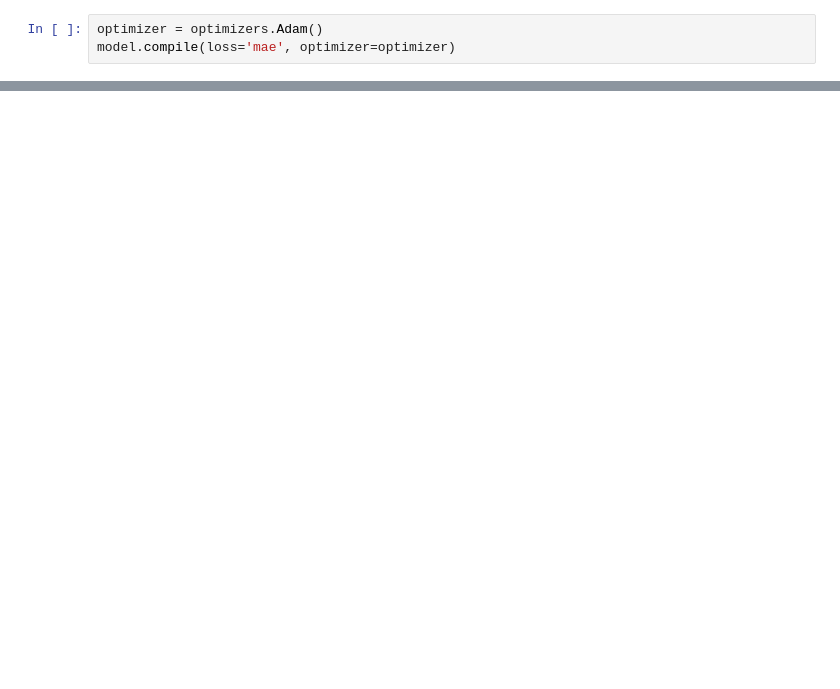
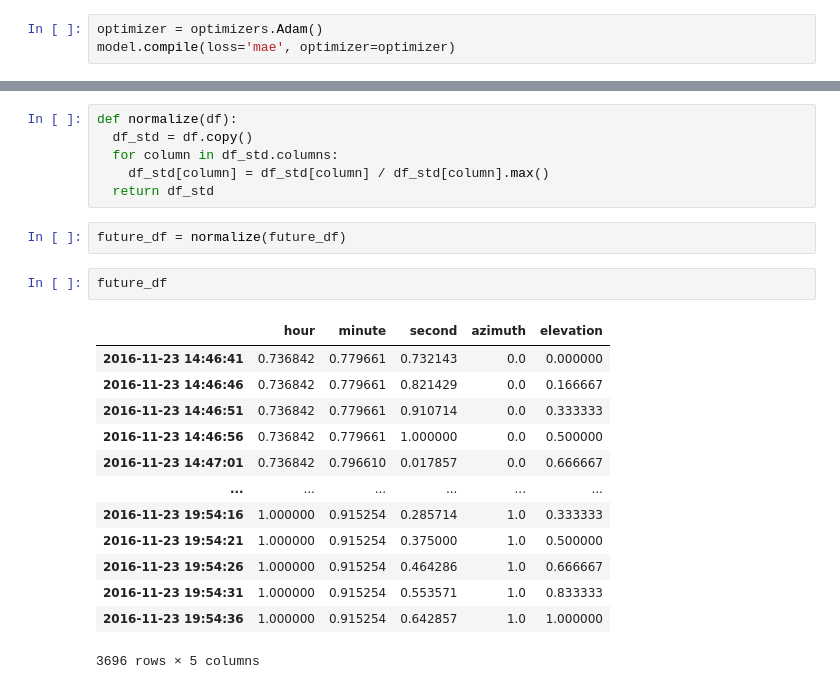
Before and after one commit to Cecco-Bandi/PV_project, a Jupyter notebook: main.ipynb, the cells around one changed output, grey strips where cells are left out. Saved outputs shown, nothing was run; the diff lists cells and outputs as text; blank space fills up the shorter version.

```diff
--- a/main.ipynb
+++ b/main.ipynb
@@ -614,0 +735,24 @@ plot_predictions(model, X_test, y_test, start=0, end=100)
+# %%
+def normalize(df):
+  df_std = df.copy()
+  for column in df_std.columns:
+    df_std[column] = df_std[column] / df_std[column].max()
+  return df_std
+# %%
+future_df = normalize(future_df)
+# %%
+future_df
+# %% [output]
+|  | hour | minute | second | azimuth | elevation |
+| 2016-11-23 14:46:41 | 0.736842 | 0.779661 | 0.732143 | 0.0 | 0.000000 |
+| 2016-11-23 14:46:46 | 0.736842 | 0.779661 | 0.821429 | 0.0 | 0.166667 |
+| 2016-11-23 14:46:51 | 0.736842 | 0.779661 | 0.910714 | 0.0 | 0.333333 |
+| 2016-11-23 14:46:56 | 0.736842 | 0.779661 | 1.000000 | 0.0 | 0.500000 |
+| 2016-11-23 14:47:01 | 0.736842 | 0.796610 | 0.017857 | 0.0 | 0.666667 |
+| ... | ... | ... | ... | ... | ... |
+| 2016-11-23 19:54:16 | 1.000000 | 0.915254 | 0.285714 | 1.0 | 0.333333 |
+| 2016-11-23 19:54:21 | 1.000000 | 0.915254 | 0.375000 | 1.0 | 0.500000 |
+| 2016-11-23 19:54:26 | 1.000000 | 0.915254 | 0.464286 | 1.0 | 0.666667 |
+| 2016-11-23 19:54:31 | 1.000000 | 0.915254 | 0.553571 | 1.0 | 0.833333 |
+| 2016-11-23 19:54:36 | 1.000000 | 0.915254 | 0.642857 | 1.0 | 1.000000 |
+3696 rows × 5 columns
```
Also changed, not shown: parts of 31 cells of this notebook, 3 other files.
